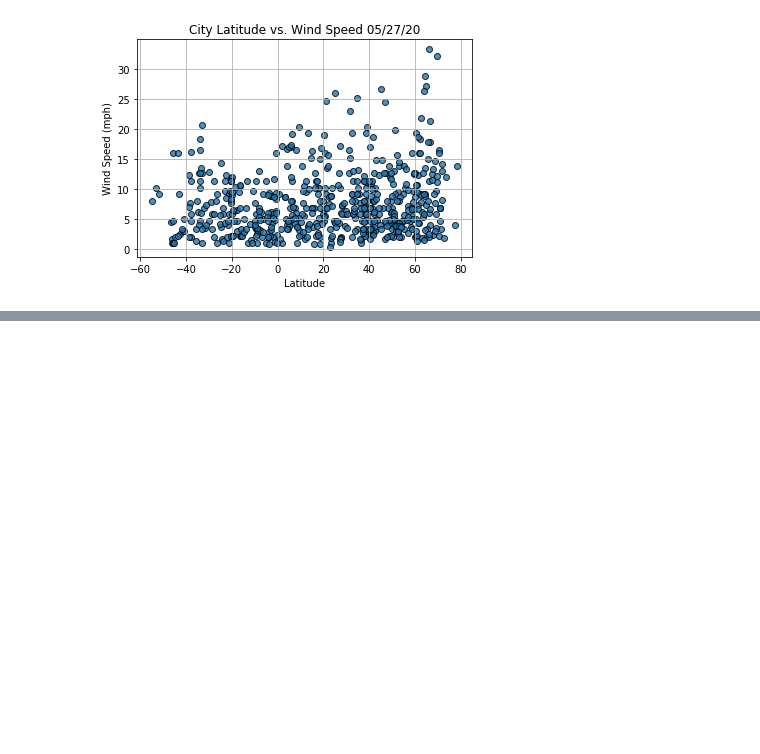
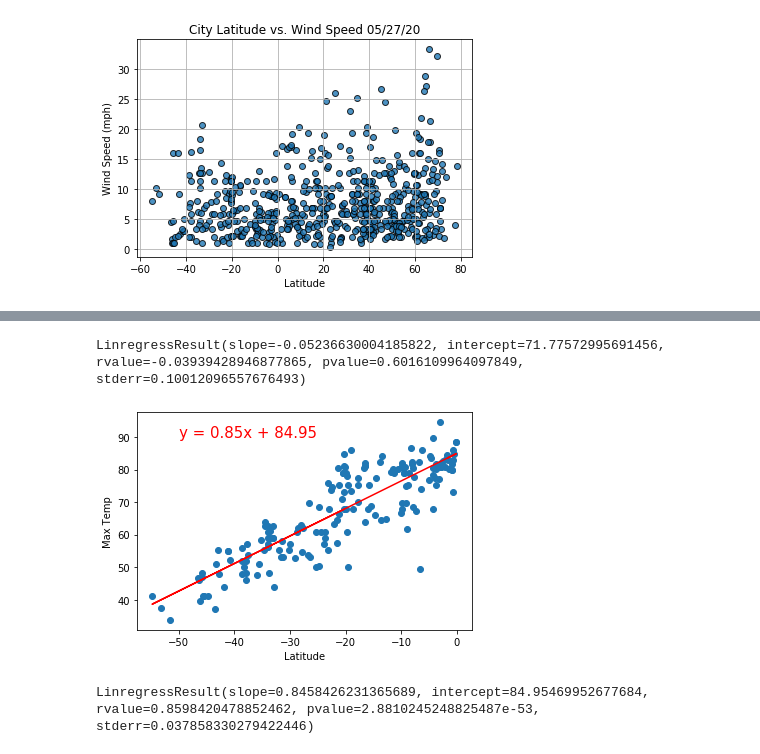
Before and after one commit to femolyn1/World_Weather_Analysis, a Jupyter notebook: WeatherPy.ipynb, the cells around one changed output, grey strips where cells are left out. Drawn from its saved outputs; the diff is of its cells as text; code cells hidden in the pictures; blank space fills up the shorter version.

```diff
--- a/WeatherPy.ipynb
+++ b/WeatherPy.ipynb
@@ -245,0 +312,17 @@ plt.show()
+# %%
+linregress(x_values, y_values)
+# %% [output]
+LinregressResult(slope=-0.05236630004185822, intercept=71.77572995691456, rvalue=-0.03939428946877865, pvalue=0.6016109964097849, stderr=0.10012096557676493)
+# %%
+# Linear regression on the Southern Hemisphere
+x_values = southern_hemi_df["Lat"]
+y_values = southern_hemi_df["Max Temp"]
+# Call the function.
+plot_linear_regression(x_values, y_values,
+                       'Linear Regression on the Southern Hemisphere for Maximum Temperature', 'Max Temp',(-50,90))
+# %% [output]
+[figure, added]
+# %%
+linregress(x_values, y_values)
+# %% [output]
+LinregressResult(slope=0.8458426231365689, intercept=84.95469952677684, rvalue=0.8598420478852462, pvalue=2.8810245248825487e-53, stderr=0.037858330279422446)
```
Also changed, not shown: parts of 16 cells of this notebook, 1 other file.
